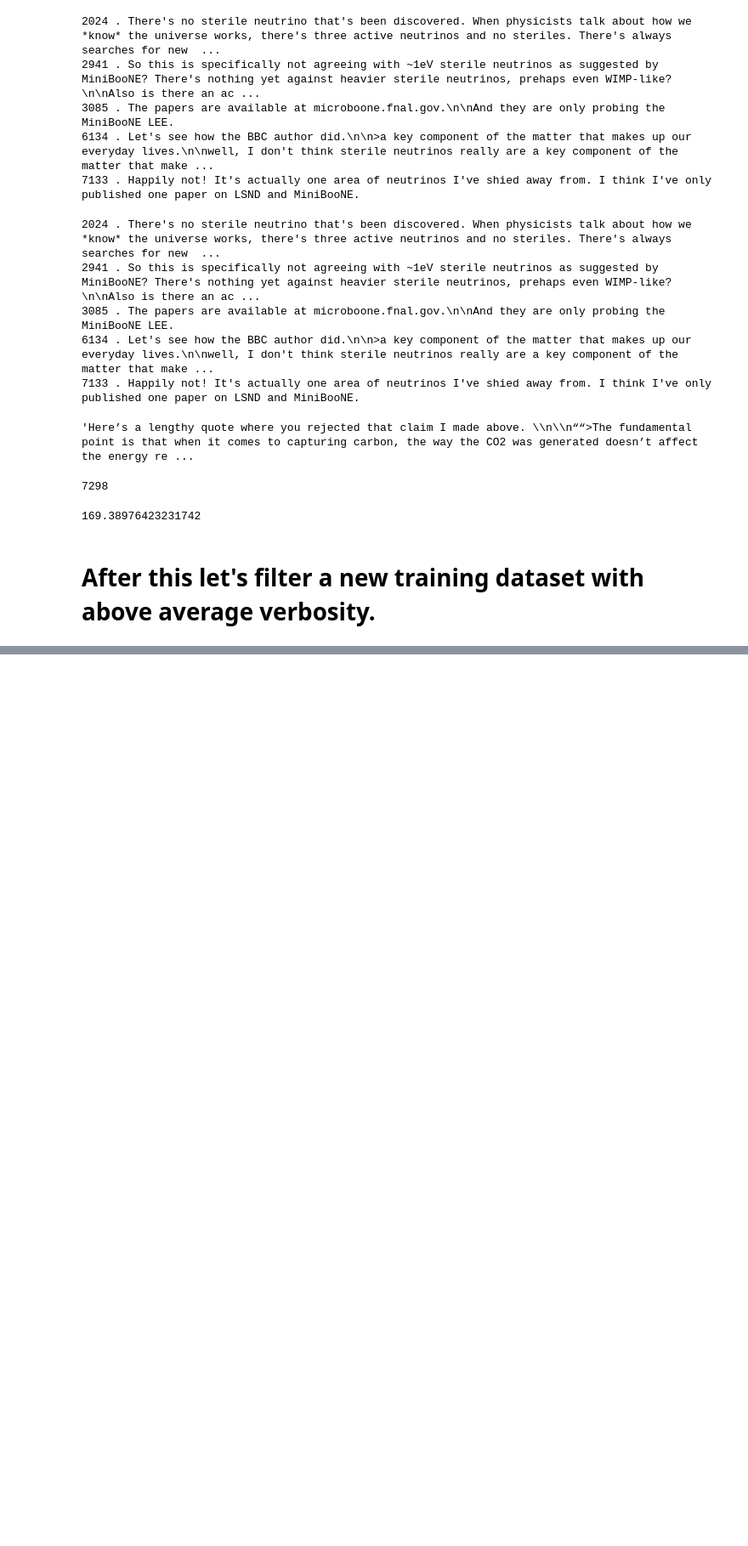
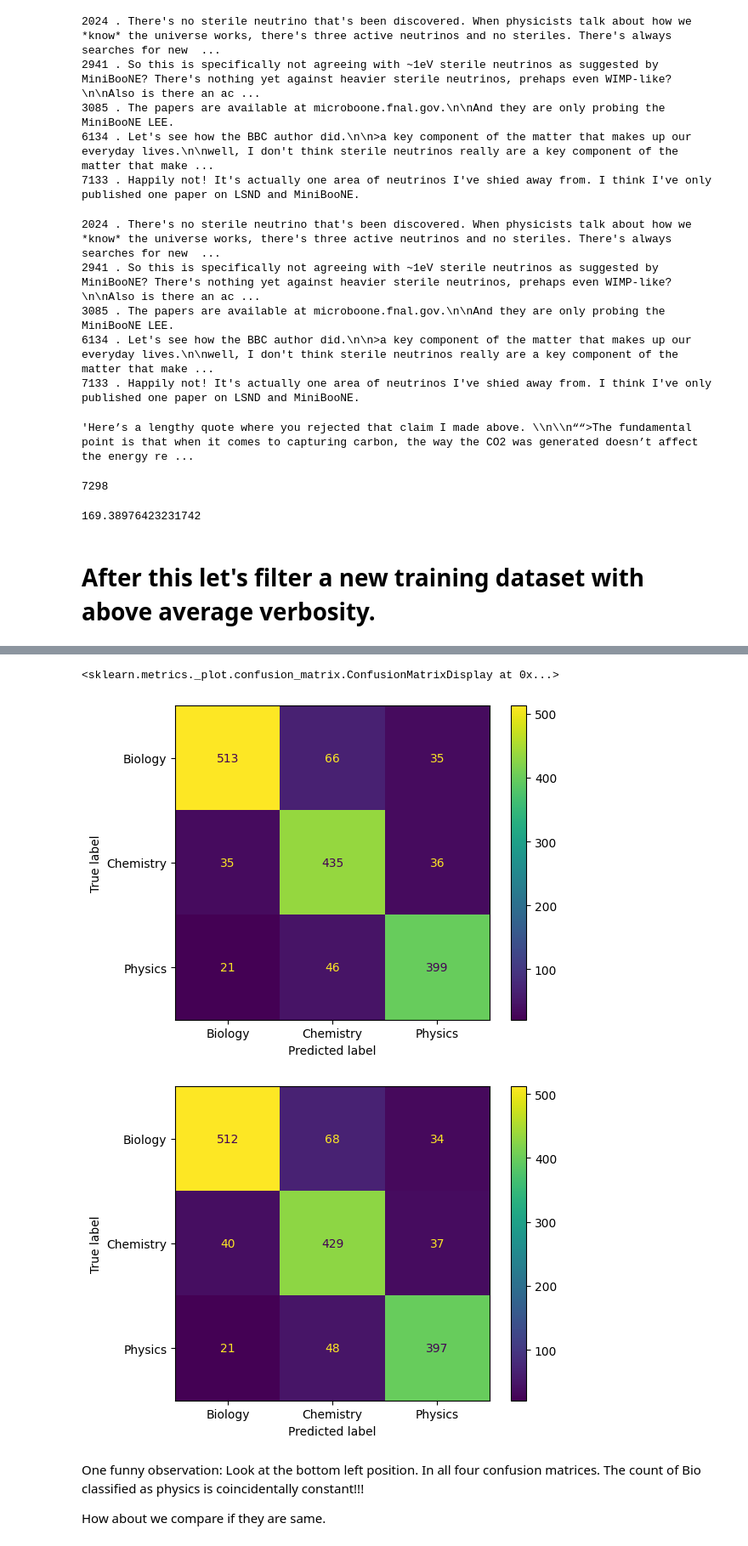
Before and after one commit to I-am-Sakthivel/phy_chem_bio, a Jupyter notebook: phy_chem_bio.ipynb, the cells around one changed output, grey strips where cells are left out. Shown at 85% size. Saved outputs shown, nothing was run; the diff lists cells and outputs as text; code cells hidden in the pictures; blank space fills up the shorter version.

```diff
--- a/phy_chem_bio.ipynb
+++ b/phy_chem_bio.ipynb
@@ -952,0 +1058,12 @@ lens.mean()
+# %%
+ConfusionMatrixDisplay.from_estimator(gs_for_filtering,X_test,y_test)
+ConfusionMatrixDisplay.from_estimator(fil_pipe,X_test,y_test)
+# %% [output]
+<sklearn.metrics._plot.confusion_matrix.ConfusionMatrixDisplay at 0x...>
+[figure, added]
+[figure, added]
+# %% [markdown]
+One funny observation: Look at the bottom left position. In all four confusion matrices. The count of Bio classified as physics is coincidentally constant!!!
+
+
+How about we compare if they are same.
```
Also changed, not shown: parts of 18 cells of this notebook.
